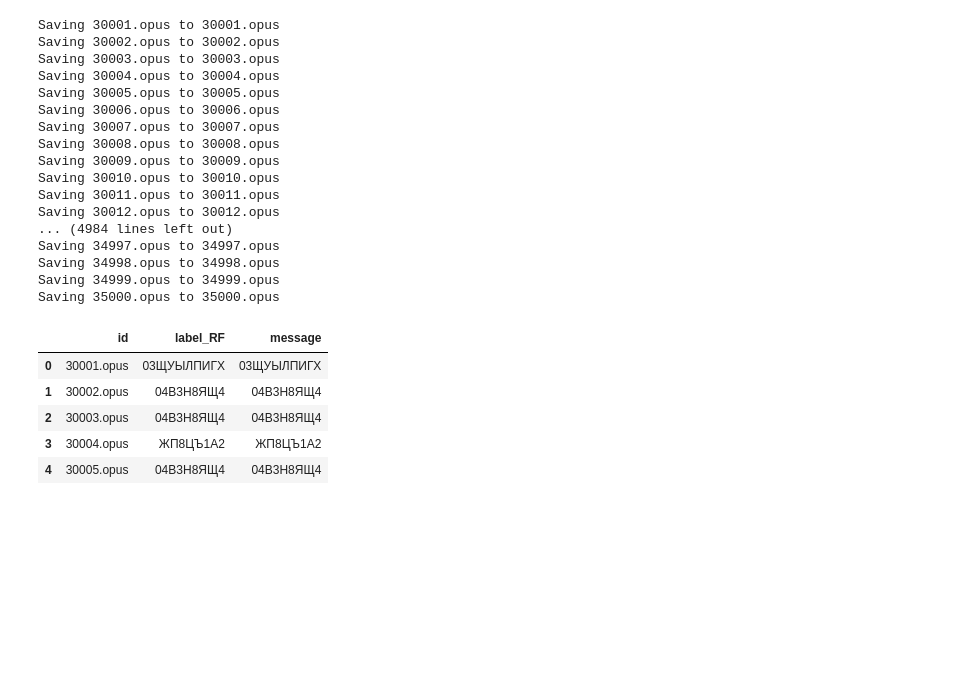
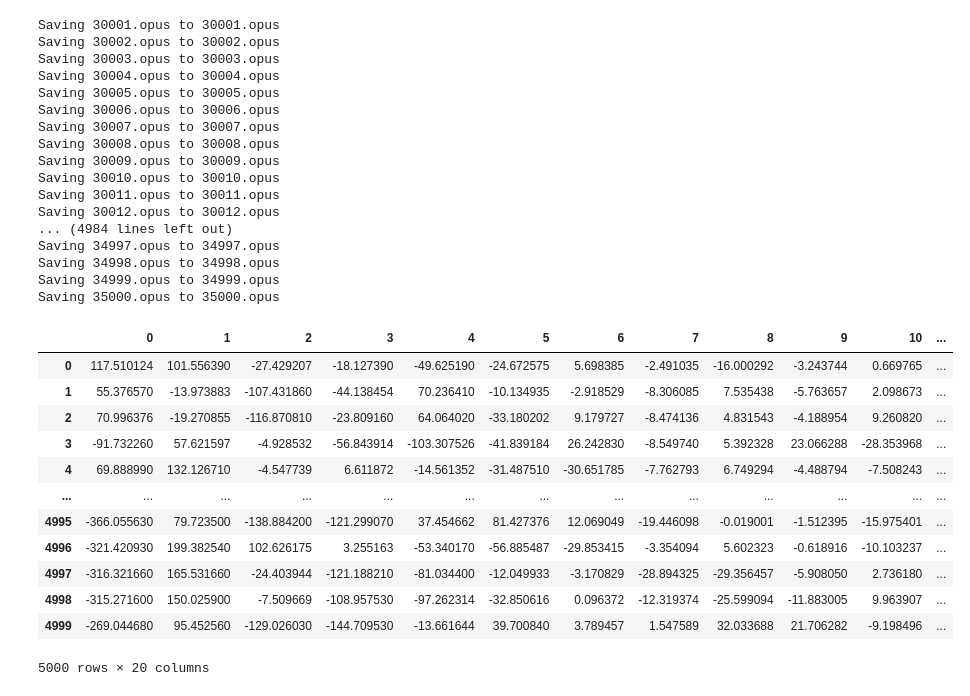
Before and after one commit to ViMasHub/Test_Kontur, a Jupyter notebook: Тестовое_задание_4.ipynb, the cells around one changed output. Saved outputs shown, nothing was run; the diff lists cells and outputs as text; code cells hidden in the pictures; blank space fills up the shorter version.

```diff
--- a/Тестовое_задание_4.ipynb
+++ b/Тестовое_задание_4.ipynb
@@ -405,13 +437,25 @@ save_data_2.to_csv('/save_data_2.csv')
 # %%
 # Повторная загрузка
 
 data_load_2 = pd.read_csv('/content/save_data_2.csv')
 
-data_load_2.drop(['Unnamed: 0'], axis=1)
+data_2 = data_load_2.drop(['Unnamed: 0'], axis=1)
 
-data_2 = data_load_2
-
-#data_load_2.drop(['Unnamed: 0'], axis=1)
+data_2
+# %% [output]
+|  | 0 | 1 | 2 | 3 | 4 | 5 | 6 | 7 | 8 | 9 | 10 | ... |
+| 0 | 117.510124 | 101.556390 | -27.429207 | -18.127390 | -49.625190 | -24.672575 | 5.698385 | -2.491035 | -16.000292 | -3.243744 | 0.669765 | ... |
+| 1 | 55.376570 | -13.973883 | -107.431860 | -44.138454 | 70.236410 | -10.134935 | -2.918529 | -8.306085 | 7.535438 | -5.763657 | 2.098673 | ... |
+| 2 | 70.996376 | -19.270855 | -116.870810 | -23.809160 | 64.064020 | -33.180202 | 9.179727 | -8.474136 | 4.831543 | -4.188954 | 9.260820 | ... |
+| 3 | -91.732260 | 57.621597 | -4.928532 | -56.843914 | -103.307526 | -41.839184 | 26.242830 | -8.549740 | 5.392328 | 23.066288 | -28.353968 | ... |
+| 4 | 69.888990 | 132.126710 | -4.547739 | 6.611872 | -14.561352 | -31.487510 | -30.651785 | -7.762793 | 6.749294 | -4.488794 | -7.508243 | ... |
+| ... | ... | ... | ... | ... | ... | ... | ... | ... | ... | ... | ... | ... |
+| 4995 | -366.055630 | 79.723500 | -138.884200 | -121.299070 | 37.454662 | 81.427376 | 12.069049 | -19.446098 | -0.019001 | -1.512395 | -15.975401 | ... |
+| 4996 | -321.420930 | 199.382540 | 102.626175 | 3.255163 | -53.340170 | -56.885487 | -29.853415 | -3.354094 | 5.602323 | -0.618916 | -10.103237 | ... |
+| 4997 | -316.321660 | 165.531660 | -24.403944 | -121.188210 | -81.034400 | -12.049933 | -3.170829 | -28.894325 | -29.356457 | -5.908050 | 2.736180 | ... |
+| 4998 | -315.271600 | 150.025900 | -7.509669 | -108.957530 | -97.262314 | -32.850616 | 0.096372 | -12.319374 | -25.599094 | -11.883005 | 9.963907 | ... |
+| 4999 | -269.044680 | 95.452560 | -129.026030 | -144.709530 | -13.661644 | 39.700840 | 3.789457 | 1.547589 | 32.033688 | 21.706282 | -9.198496 | ... |
+5000 rows × 20 columns
 # %%
 # Нормализация данных
 
@@ -428,17 +472,11 @@ y_pred = model.predict(x_test)
 
 #y_pred_NN = model_NN.predict(x_test)
 
+df_test=pd.read_csv('/content/test.csv')
 df_test['message'] = y_pred
 #df_test['label_NN'] = y_pred_NN
 
 df_test.head(5)
-# %% [output]
-|  | id | label_RF | message |
-| 0 | 30001.opus | 03ЩУЫЛПИГХ | 03ЩУЫЛПИГХ |
-| 1 | 30002.opus | 04В3Н8ЯЩ4 | 04В3Н8ЯЩ4 |
-| 2 | 30003.opus | 04В3Н8ЯЩ4 | 04В3Н8ЯЩ4 |
-| 3 | 30004.opus | ЖП8ЦЪ1А2 | ЖП8ЦЪ1А2 |
-| 4 | 30005.opus | 04В3Н8ЯЩ4 | 04В3Н8ЯЩ4 |
 # %%
 # Выгрузка данных
 
```
Also changed, not shown: parts of 8 cells of this notebook.
